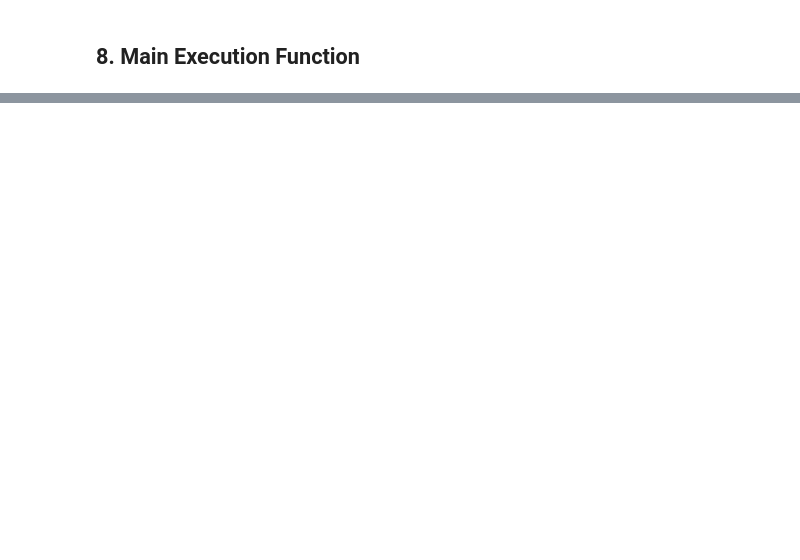
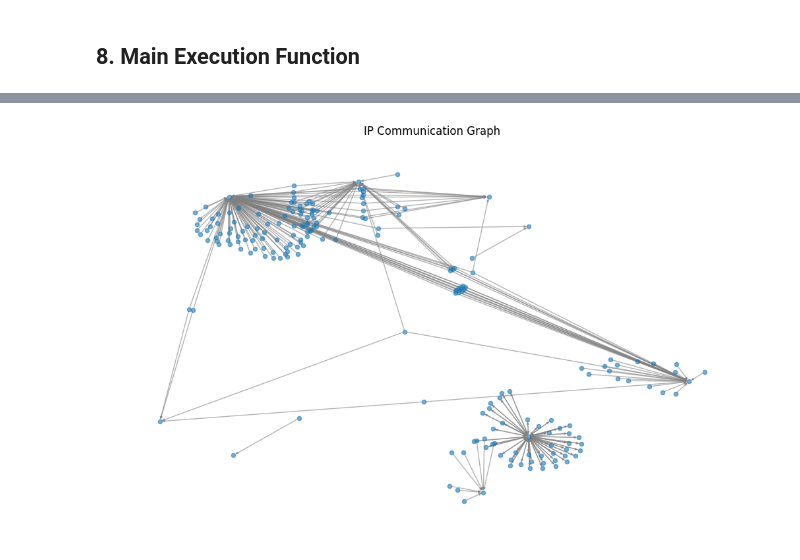
Before and after one commit to GowdaVarun/Network_traffic_anomaly_detection, a Jupyter notebook: packet_classification_improved.ipynb, the cells around one changed output, grey strips where cells are left out. Drawn from its saved outputs; the diff is of its cells as text; code cells hidden in the pictures; blank space fills up the shorter version.

```diff
--- a/packet_classification_improved.ipynb
+++ b/packet_classification_improved.ipynb
@@ -505,0 +428,21 @@ Precision: 0.6324
+# %%
+import pandas as pd
+import networkx as nx
+import matplotlib.pyplot as plt
+
+# Load cleaned data
+df = pd.read_csv("cleaned_packets.csv")
+
+# Construct graph from source to destination IPs
+G = nx.DiGraph()
+edges = list(zip(df['src_ip'], df['dst_ip']))
+G.add_edges_from(edges)
+
+# Plot basic structure
+plt.figure(figsize=(10, 6))
+pos = nx.spring_layout(G, k=0.15)
+nx.draw(G, pos, node_size=20, edge_color='gray', alpha=0.6, arrowsize=5)
+plt.title("IP Communication Graph")
+plt.show()
+# %% [output]
+[figure, added]
```
Also changed, not shown: parts of 25 cells of this notebook, 3 other files.
